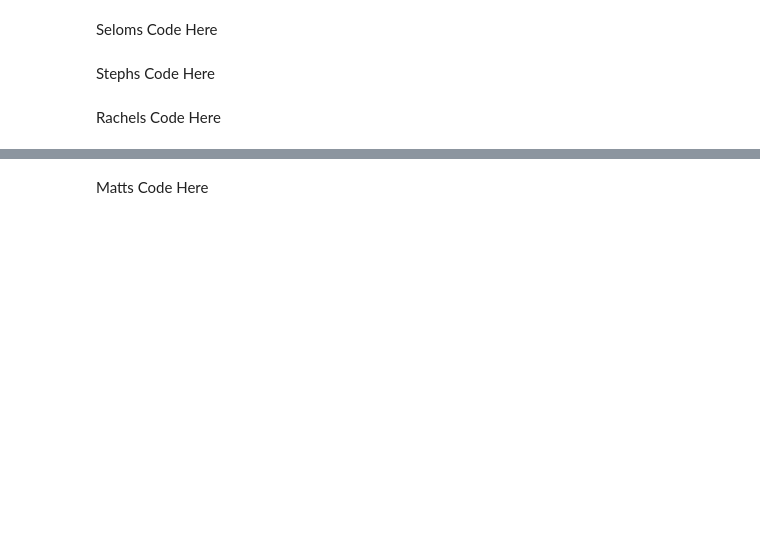
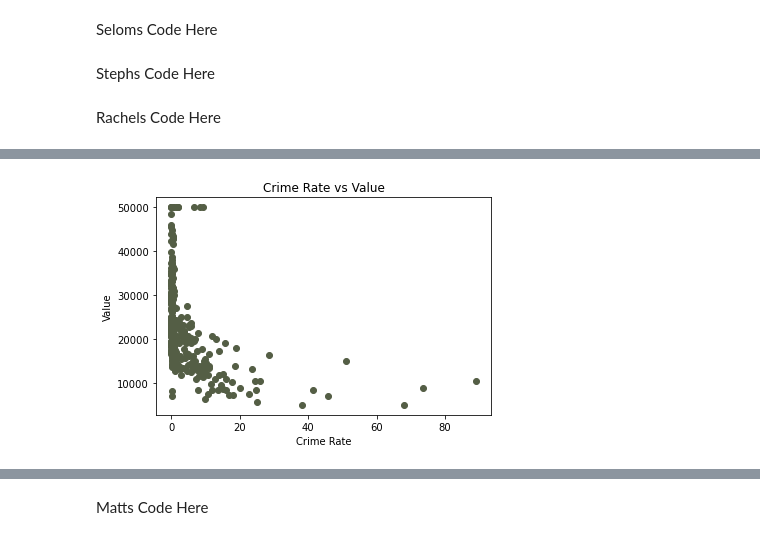
Before and after one commit to Steff-C/Final_Project, a Jupyter notebook: Boston_housing_data.ipynb, the cells around one changed output, grey strips where cells are left out. Cells and saved outputs as stored; diff of their text form; code cells hidden in the pictures; blank space fills up the shorter version.

Commit message:
added scatter plot

```diff
--- a/Boston_housing_data.ipynb
+++ b/Boston_housing_data.ipynb
@@ -94,3 +214,7 @@ Seloms Code Here
 Stephs Code Here
 # %% [markdown]
 Rachels Code Here
+# %%
+data.head()
+data['Home Value'] = (data['Median Value'] * 1000)
+data.head()
@@ -96,0 +228,14 @@ Rachels Code Here
+# %%
+# Generate a scatter plot of Charles River Variable(distance from the river) vs. value
+crimeRate = data.iloc[:,0]
+value = data.iloc[:,13]
+
+plt.scatter(crimeRate, value, color = '#545E45')
+
+#label
+plt.title('Crime Rate vs Value')
+plt.xlabel('Crime Rate')
+plt.ylabel('Value')
+plt.show()
+# %% [output]
+[figure, added]
```
Also changed, not shown: parts of 18 cells of this notebook, 2 other files.
